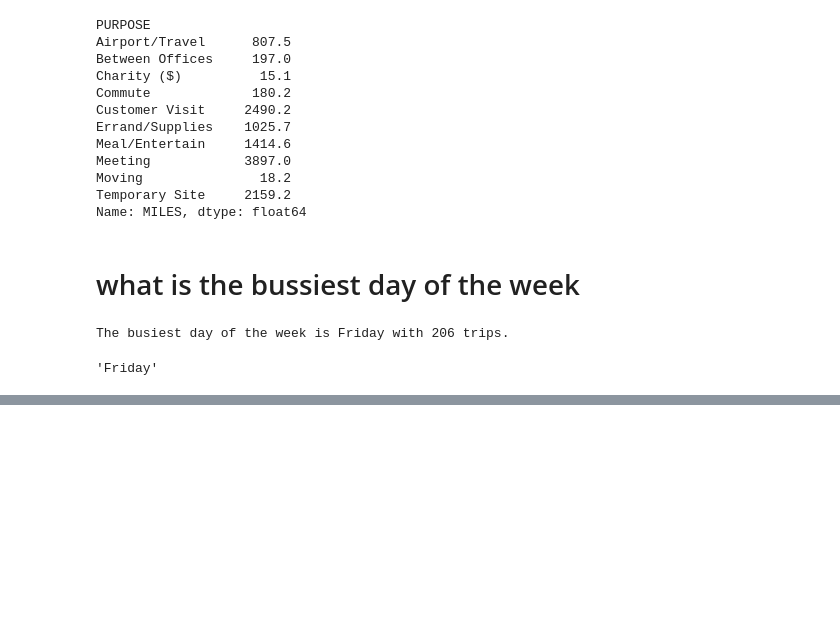
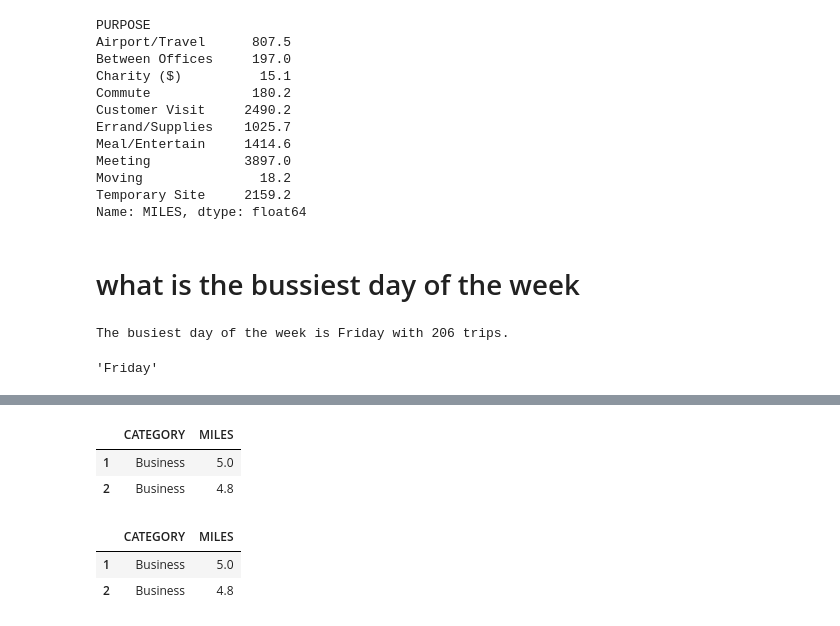
Before and after one commit to Ashutosh-Gairola/DEV, a Jupyter notebook: Analysis.ipynb, the cells around one changed output, grey strips where cells are left out. Saved outputs shown, nothing was run; the diff lists cells and outputs as text; code cells hidden in the pictures; blank space fills up the shorter version.

```diff
--- a/Analysis.ipynb
+++ b/Analysis.ipynb
@@ -699,0 +795,14 @@ busiest_day
+# %%
+subset_1top3=df.loc[1:2,['CATEGORY','MILES']] # label based
+subset_1top3
+# %% [output]
+|  | CATEGORY | MILES |
+| 1 | Business | 5.0 |
+| 2 | Business | 4.8 |
+# %%
+subset_1to3 = df.iloc[1:3,[2,5]] # integer osition based
+subset_1to3
+# %% [output]
+|  | CATEGORY | MILES |
+| 1 | Business | 5.0 |
+| 2 | Business | 4.8 |
```
Also changed, not shown: parts of 12 cells of this notebook.
